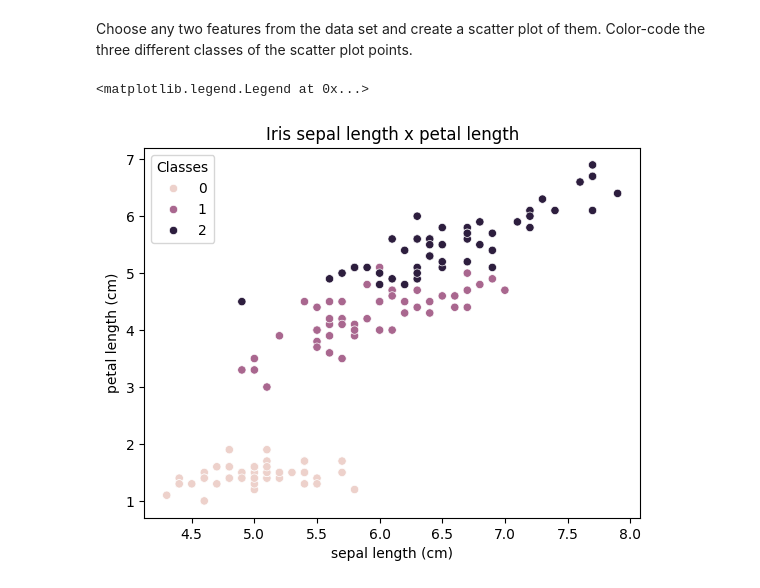
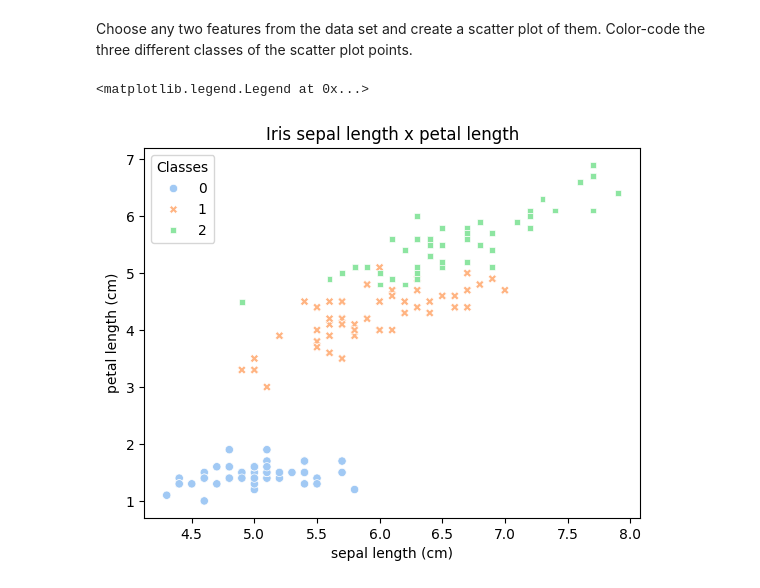
Before and after one commit to quyenphanlyons/data_analytics, a Jupyter notebook: tasks.ipynb, the cells around one changed output. Saved outputs shown, nothing was run; the diff lists cells and outputs as text; code cells hidden in the pictures.

```diff
--- a/tasks.ipynb
+++ b/tasks.ipynb
@@ -130,9 +130,9 @@ Choose any two features from the data set and create a scatter plot of them.
 Color-code the three different classes of the scatter plot points.
 # %%
 import seaborn as sns
-sns.scatterplot(x=iris_array['sepal length (cm)'],y=iris_array['petal length (cm)'], data=iris_array, hue='target')
+sns.scatterplot(x=iris_array['sepal length (cm)'],y=iris_array['petal length (cm)'],data=iris_array,hue='target',style='target',palette='pastel')
 plt.title('Iris sepal length x petal length')
 plt.legend(title='Classes')
 # %% [output]
 <matplotlib.legend.Legend at 0x...>
-[figure, old version]
+[figure, new version]
```
